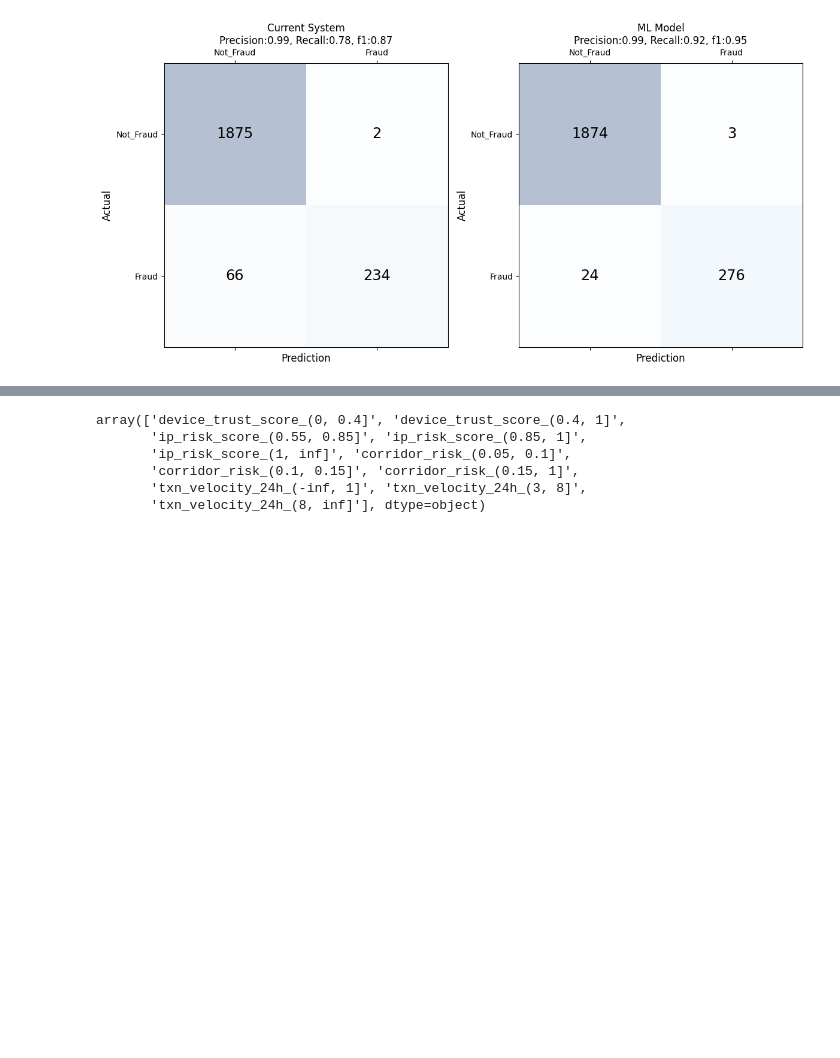
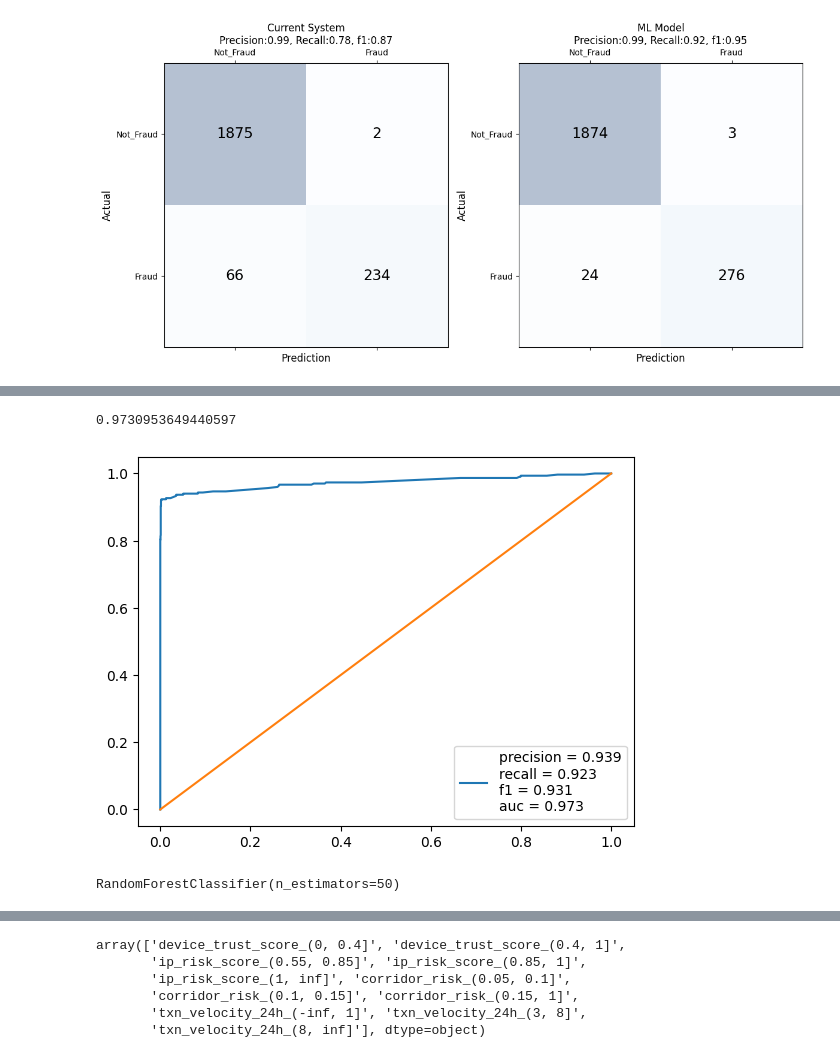
Before and after one commit to sarbol/Financial_Transaction_Fraud_Detection, a Jupyter notebook: notebooks/02_feature_engineering_modelling.ipynb, the cells around one changed output, grey strips where cells are left out. Saved outputs shown, nothing was run; the diff lists cells and outputs as text; code cells hidden in the pictures; blank space fills up the shorter version.

```diff
--- a/notebooks/02_feature_engineering_modelling.ipynb
+++ b/notebooks/02_feature_engineering_modelling.ipynb
@@ -2075,3 +2075,36 @@ plt.tight_layout()
 plt.show()
 # %% [output]
 [figure]
+# %%
+rf_pipeline = Pipeline(
+    steps = [
+        ("preprocessor", feature_engineering),
+        ("model", RandomForestClassifier(
+            random_state = 42,
+            n_jobs = -1
+        ))
+    ]
+)
+
+
+param_grid = {
+    "model__n_estimators": [5, 10, 20, 50, 100, 200],
+    "model__max_depth": [5, 10, 20, None],
+    "model__min_samples_split": [2, 10, 25],
+    "model__min_samples_leaf": [1, 5, 10],
+    "model__max_features": ["sqrt", "log2"],
+    "model__class_weight": [None, "balanced"],
+}
+
+
+grid_search = GridSearchCV(
+    estimator = rf_pipeline,
+    param_grid = param_grid,
+    scoring = "roc_auc",
+    cv = 5,
+    n_jobs = -1,
+    verbose = 2,
+    return_train_score = True
+)
+# %%
+grid_search.fit(pred_df, train_valid_df.is_fraud)
@@ -2077,0 +2265,2 @@ plt.show()
+# %%
+rf_model = grid_search.best_estimator_
@@ -2077,0 +2270,14 @@ plt.show()
+# %%
+roc_auc_score(test_df.is_fraud, rf_pred_proba[:, 1])
+# %% [output]
+0.9730953649440597
+# %%
+evaluate(test_df, rf_model)
+# %% [output]
+[figure, added]
+# %%
+rf_2d = RandomForestClassifier(n_estimators = 50)
+rf_2d.fit(train_valid_df.loc[:, ["ip_risk_score", "device_trust_score"]], train_valid_df.is_fraud)
+rf_2d
+# %% [output]
+RandomForestClassifier(n_estimators=50)
```
Also changed, not shown: parts of 42 cells of this notebook.
